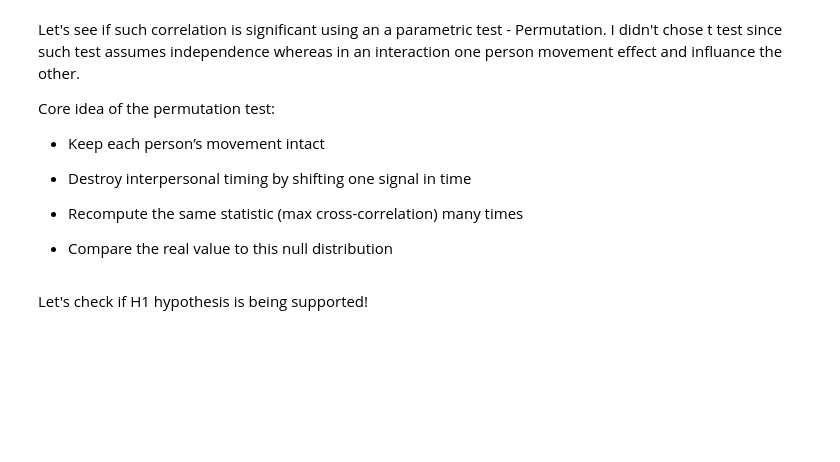
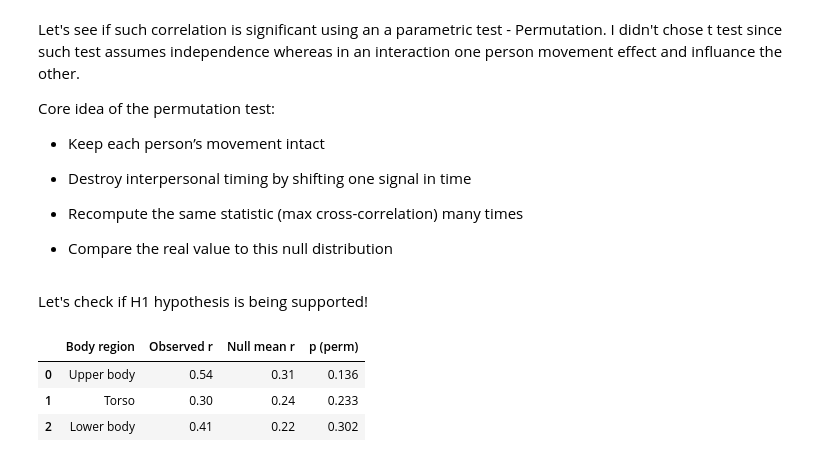
Before and after one commit to giladsar/Social_Synchrony, a Jupyter notebook: Social_Synchrony.ipynb, the cells around one changed output. Cells and saved outputs as stored; diff of their text form; code cells hidden in the pictures; blank space fills up the shorter version.

```diff
--- a/Social_Synchrony.ipynb
+++ b/Social_Synchrony.ipynb
@@ -680,9 +706,9 @@ def summarize_lagged_sync(x: np.ndarray, y: np.ndarray, fps: float, max_lag_sec:
 # %%
 
 # Example: upper-body synchrony
-sync_upper = summarize_lagged_sync(signals[0]["upper_v"], signals[1]["upper_v"], fps=fps, max_lag_sec=MAX_LAG_SEC)
-sync_torso = summarize_lagged_sync(signals[0]["torso_v"], signals[1]["torso_v"], fps=fps, max_lag_sec=MAX_LAG_SEC)
-sync_lower = summarize_lagged_sync(signals[0]["lower_v"], signals[1]["lower_v"], fps=fps, max_lag_sec=MAX_LAG_SEC)
+sync_upper = summarize_lagged_sync(Body_Parts_Group_Velocity[0]["upper_v"], Body_Parts_Group_Velocity[1]["upper_v"], fps=fps, max_lag_sec=MAX_LAG_SEC)
+sync_torso = summarize_lagged_sync(Body_Parts_Group_Velocity[0]["torso_v"], Body_Parts_Group_Velocity[1]["torso_v"], fps=fps, max_lag_sec=MAX_LAG_SEC)
+sync_lower = summarize_lagged_sync(Body_Parts_Group_Velocity[0]["lower_v"], Body_Parts_Group_Velocity[1]["lower_v"], fps=fps, max_lag_sec=MAX_LAG_SEC)
 
 print("Lagged synchrony (max within ±lag):")
 print("upper:", sync_upper)
@@ -710,10 +736,10 @@ Core idea of the permutation test:
 
 def circular_shift(x: np.ndarray, shift: int) -> np.ndarray:
     """Circularly shift a 1D array by 'shift' frames."""
-    return np.roll(x, shift)
+    return np.roll(x, shift) # basically we are taking a a random "person 1" frame and shifting it by "shift" frames to create a null distribution  where there is no synchrony between person 0 and him
 
 def synchrony_null_distribution(x: np.ndarray, y: np.ndarray, fps: float, max_lag_sec: float,
-                                n_perm: int = 500, min_shift_sec: float = 1.0) -> np.ndarray:
+                                n_perm: int = 500, min_shift_sec: float = 5.0) -> np.ndarray:
     """
     Build null distribution of max cross-corr by circularly shifting y.
     min_shift_sec prevents tiny shifts that preserve coupling.
@@ -746,29 +772,34 @@ Let's check if H1 hypothesis is being supported!
 # %%
 def apa_row(region_name, sync_dict, signal_a, signal_b):
     real_r = sync_dict["max_r"]
 
     null_vals = synchrony_null_distribution(
         signal_a,
         signal_b,
         fps=fps,
         max_lag_sec=MAX_LAG_SEC,
         n_perm=300,
         min_shift_sec=1.0
     )
 
     p_val = p_value_from_null(real_r, null_vals)
 
     return {
         "Body region": region_name,
         "Observed r": round(real_r, 2),
         "Null mean r": round(float(np.nanmean(null_vals)), 2),
         "p (perm)": round(p_val, 3)
     }
 
 apa_table = pd.DataFrame([
-    apa_row("Upper body", sync_upper, signals[0]["upper_v"], signals[1]["upper_v"]),
-    apa_row("Torso",      sync_torso, signals[0]["torso_v"], signals[1]["torso_v"]),
-    apa_row("Lower body", sync_lower, signals[0]["lower_v"], signals[1]["lower_v"]),
+    apa_row("Upper body", sync_upper, Body_Parts_Group_Velocity[0]["upper_v"], Body_Parts_Group_Velocity[1]["upper_v"]),
+    apa_row("Torso",      sync_torso, Body_Parts_Group_Velocity[0]["torso_v"], Body_Parts_Group_Velocity[1]["torso_v"]),
+    apa_row("Lower body", sync_lower, Body_Parts_Group_Velocity[0]["lower_v"], Body_Parts_Group_Velocity[1]["lower_v"]),
 ])
 
 apa_table
+# %% [output]
+|  | Body region | Observed r | Null mean r | p (perm) |
+| 0 | Upper body | 0.54 | 0.31 | 0.136 |
+| 1 | Torso | 0.30 | 0.24 | 0.233 |
+| 2 | Lower body | 0.41 | 0.22 | 0.302 |
```
Also changed, not shown: parts of 5 cells of this notebook.
